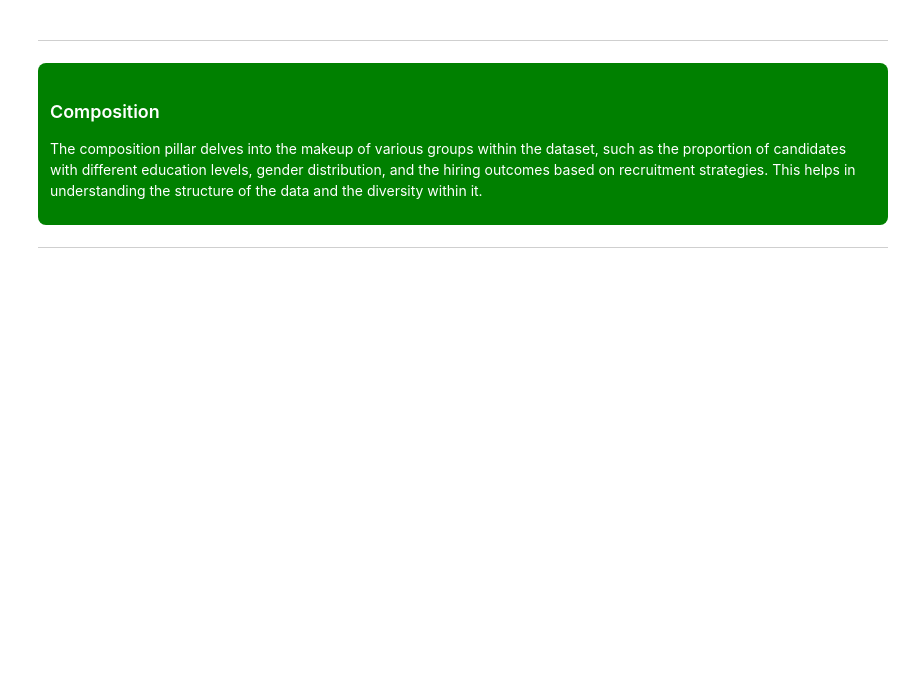
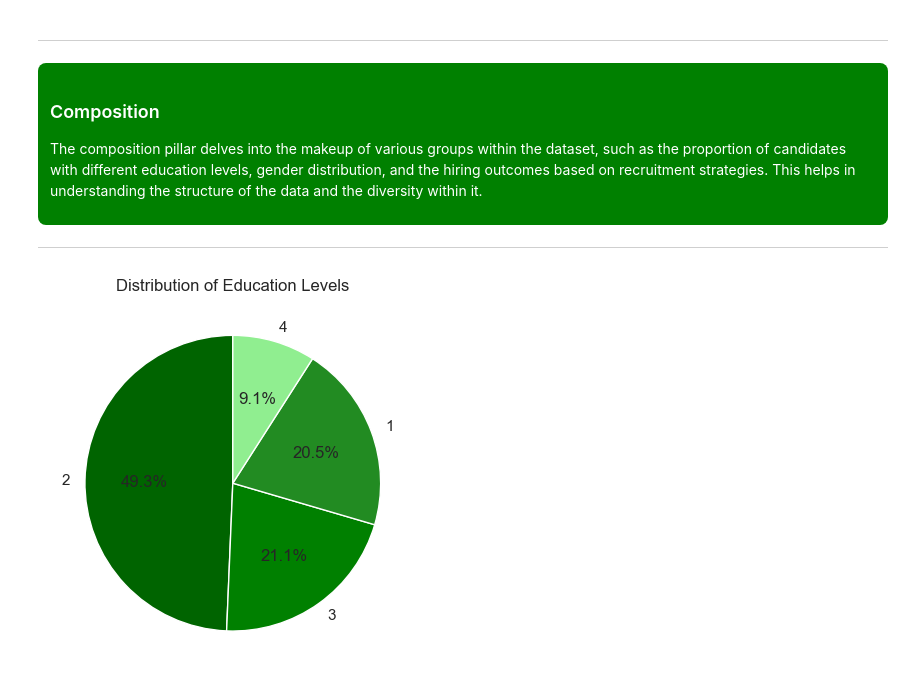
Before and after one commit to Eunnylans/Hiring--Analysis--Using--Linear--Regression, a Jupyter notebook: Predicting--Hiring--Decisions.ipynb, the cells around one changed output. Saved outputs shown, nothing was run; the diff lists cells and outputs as text; code cells hidden in the pictures; blank space fills up the shorter version.

```diff
--- a/Predicting--Hiring--Decisions.ipynb
+++ b/Predicting--Hiring--Decisions.ipynb
@@ -859,3 +859,19 @@ The composition pillar delves into the makeup of various groups within the datas
 </div>
 
 ----------------------------
+# %%
+# 1. What percentage of candidates have a bachelor's degree (type 1) versus other education levels?
+# Custom palette with different shades of green
+custom_palette = ['darkgreen', 'green', 'forestgreen', 'lightgreen']
+
+# Assuming 'edu_level_counts' is your data
+edu_level_counts = df['EducationLevel'].value_counts(normalize=True) * 100
+
+# Plotting the pie chart with the custom palette
+edu_level_counts.plot(kind='pie', autopct='%1.1f%%', startangle=90, colors=custom_palette)
+
+plt.title("Distribution of Education Levels")
+plt.ylabel('')  # Removing the y-label for cleaner presentation
+plt.show()
+# %% [output]
+[figure, added]
```
Also changed, not shown: parts of 1 cell of this notebook.
